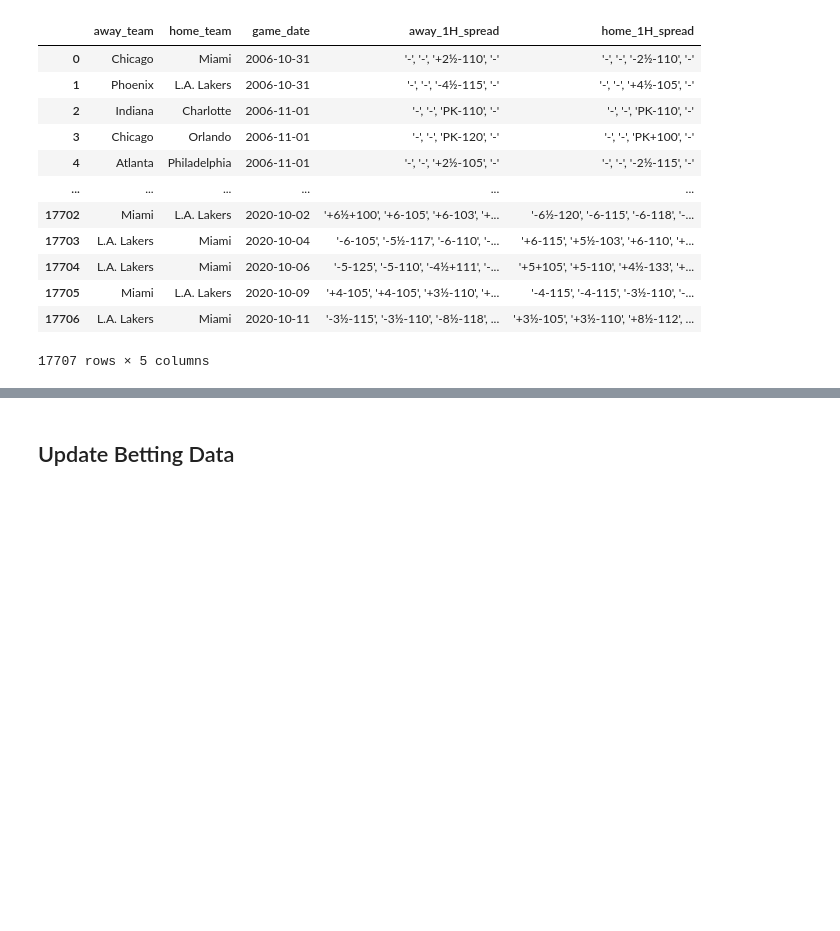
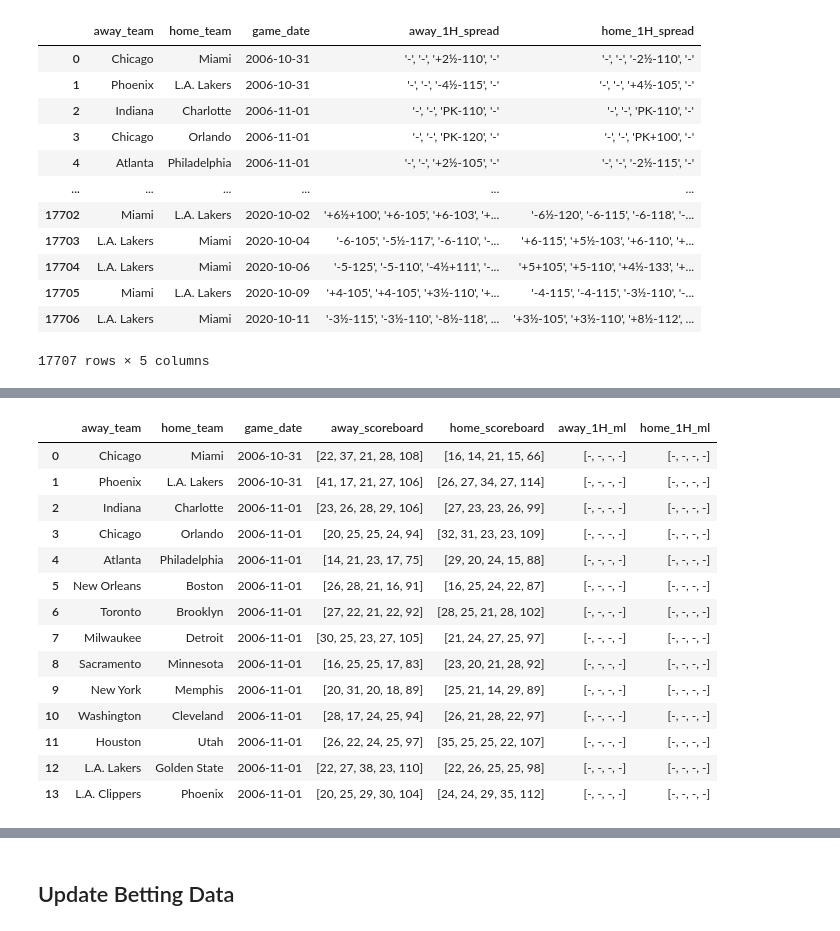
Before and after one commit to jnish23/NBA_Model, a Jupyter notebook: notebooks/ScrapingBettingLinesSelenium.ipynb, the cells around one changed output, grey strips where cells are left out. Drawn from its saved outputs; the diff is of its cells as text; code cells hidden in the pictures; blank space fills up the shorter version.

```diff
--- a/notebooks/ScrapingBettingLinesSelenium.ipynb
+++ b/notebooks/ScrapingBettingLinesSelenium.ipynb
@@ -532,0 +548,91 @@ spreads_1H_df.to_csv("../data/first_half_spreads.csv", index=False)
+# %%
+# Get Moneylines
+
+gm_date = []
+away_teams = []
+home_teams = []
+away_scoreboards = []
+home_scoreboards = []
+away_moneylines_1H = []
+home_moneylines_1H = []
+
+for date in tqdm(dates[:2], desc='progress'):
+    web = 'https://www.sportsbookreview.com/betting-odds/nba-basketball/money-line/1st-half/?date={}'.format(date)
+    path = '../chromedriver.exe'
+    driver = webdriver.Chrome(path)
+    driver.get(web)
+    sleep(random.randint(1,2))
+
+    single_row_events = driver.find_elements_by_class_name('eventMarketGridContainer-3QipG')
+
+    num_postponed_events = len(driver.find_elements_by_class_name('eventStatus-3EHqw'))
+
+    num_listed_events = len(single_row_events)
+    cutoff = num_listed_events - num_postponed_events
+
+    for event in single_row_events[:cutoff]:
+
+        away_team = event.find_elements_by_class_name('participantBox-3ar9Y')[0].text
+        home_team = event.find_elements_by_class_name('participantBox-3ar9Y')[1].text
+        away_teams.append(away_team)
+        home_teams.append(home_team)
+        gm_date.append(date)
+
+        scoreboard = event.find_elements_by_class_name('scoreboard-1TXQV')
+
+        home_score = []
+        away_score = []
+
+        for score in scoreboard:
+            quarters = score.find_elements_by_class_name('scoreboardColumn-2OtpR')
+            for i in range(len(quarters)):
+                scores = quarters[i].text.split('\n')
+                away_score.append(scores[0])
+                home_score.append(scores[1])
+            away_scoreboards.append(away_score)
+            home_scoreboards.append(home_score)
+
+        if len(away_scoreboards) != len(away_teams):
+            num_to_add = len(away_teams) - len(away_scoreboards)
+            for i in range(num_to_add):
+                away_scoreboards.append([])
+                home_scoreboards.append([])
+
+        mls = event.find_elements_by_class_name('pointer-2j4Dk')
+        away_lines = []
+        home_lines = []
+        for i in range(len(mls)):
+            if i % 2 == 0:
+                away_lines.append(mls[i].text)
+            else:
+                home_lines.append(mls[i].text)
+        away_moneylines_1H.append(away_lines)
+        home_moneylines_1H.append(home_lines)
+
+    driver.quit()
+
+mls_1H_df = pd.DataFrame({'away_team':away_teams,
+                  'home_team':home_teams,
+                   'game_date':gm_date,
+                          'away_scoreboard':away_scoreboards,
+                          'home_scoreboard':home_scoreboards,
+                  'away_1H_ml':away_moneylines_1H,
+                  'home_1H_ml':home_moneylines_1H})
+
+mls_1H_df
+# %% [output]
+|  | away_team | home_team | game_date | away_scoreboard | home_scoreboard | away_1H_ml | home_1H_ml |
+| 0 | Chicago | Miami | 2006-10-31 | [22, 37, 21, 28, 108] | [16, 14, 21, 15, 66] | [-, -, -, -] | [-, -, -, -] |
+| 1 | Phoenix | L.A. Lakers | 2006-10-31 | [41, 17, 21, 27, 106] | [26, 27, 34, 27, 114] | [-, -, -, -] | [-, -, -, -] |
+| 2 | Indiana | Charlotte | 2006-11-01 | [23, 26, 28, 29, 106] | [27, 23, 23, 26, 99] | [-, -, -, -] | [-, -, -, -] |
+| 3 | Chicago | Orlando | 2006-11-01 | [20, 25, 25, 24, 94] | [32, 31, 23, 23, 109] | [-, -, -, -] | [-, -, -, -] |
+| 4 | Atlanta | Philadelphia | 2006-11-01 | [14, 21, 23, 17, 75] | [29, 20, 24, 15, 88] | [-, -, -, -] | [-, -, -, -] |
+| 5 | New Orleans | Boston | 2006-11-01 | [26, 28, 21, 16, 91] | [16, 25, 24, 22, 87] | [-, -, -, -] | [-, -, -, -] |
+| 6 | Toronto | Brooklyn | 2006-11-01 | [27, 22, 21, 22, 92] | [28, 25, 21, 28, 102] | [-, -, -, -] | [-, -, -, -] |
+| 7 | Milwaukee | Detroit | 2006-11-01 | [30, 25, 23, 27, 105] | [21, 24, 27, 25, 97] | [-, -, -, -] | [-, -, -, -] |
+| 8 | Sacramento | Minnesota | 2006-11-01 | [16, 25, 25, 17, 83] | [23, 20, 21, 28, 92] | [-, -, -, -] | [-, -, -, -] |
+| 9 | New York | Memphis | 2006-11-01 | [20, 31, 20, 18, 89] | [25, 21, 14, 29, 89] | [-, -, -, -] | [-, -, -, -] |
+| 10 | Washington | Cleveland | 2006-11-01 | [28, 17, 24, 25, 94] | [26, 21, 28, 22, 97] | [-, -, -, -] | [-, -, -, -] |
+| 11 | Houston | Utah | 2006-11-01 | [26, 22, 24, 25, 97] | [35, 25, 25, 22, 107] | [-, -, -, -] | [-, -, -, -] |
+| 12 | L.A. Lakers | Golden State | 2006-11-01 | [22, 27, 38, 23, 110] | [22, 26, 25, 25, 98] | [-, -, -, -] | [-, -, -, -] |
+| 13 | L.A. Clippers | Phoenix | 2006-11-01 | [20, 25, 29, 30, 104] | [24, 24, 29, 35, 112] | [-, -, -, -] | [-, -, -, -] |
```
Also changed, not shown: parts of 4 cells of this notebook, 18 other files.
